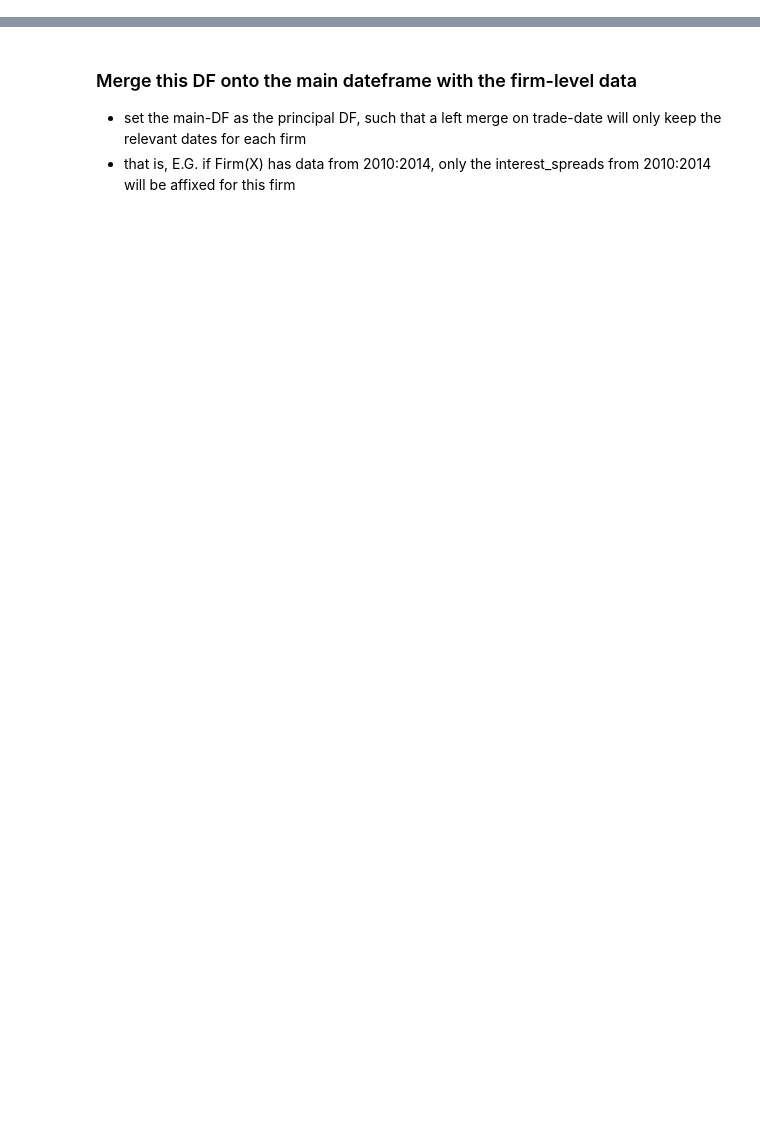
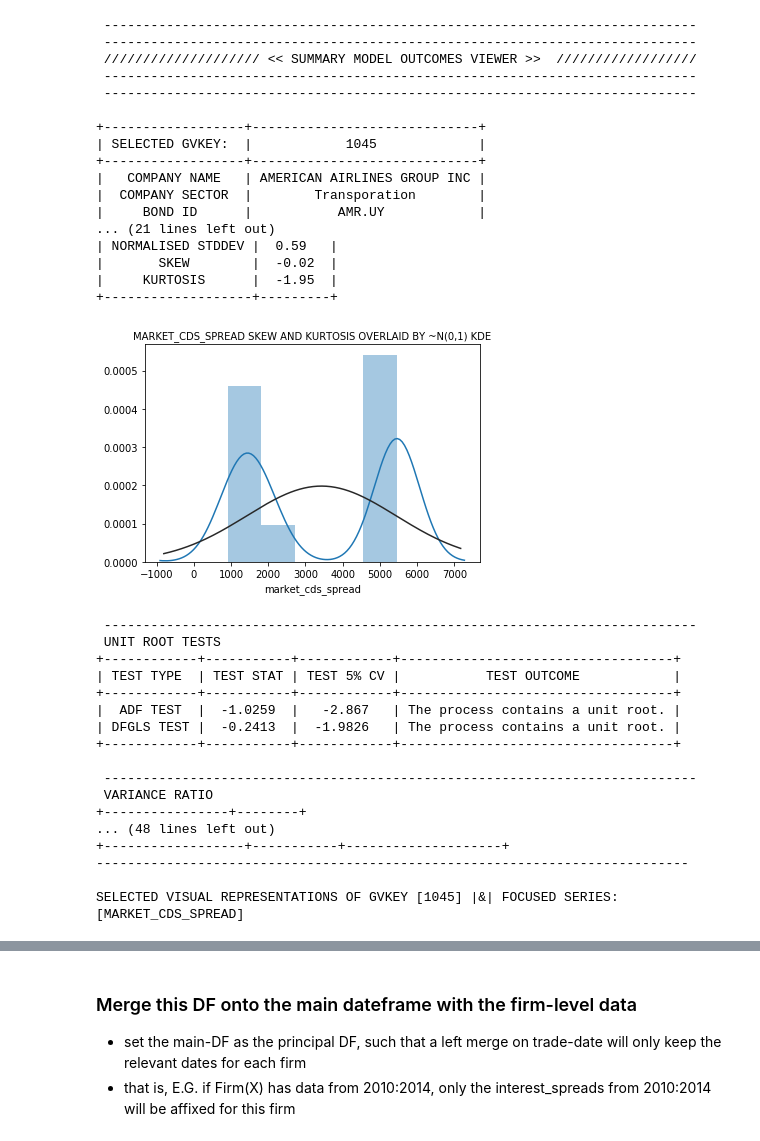
Before and after one commit to Jspano95/Jspano_MScQFin_Thesis, a Jupyter notebook: Jspano_MSc_QuantFin_Public_Github_V1.00.ipynb, the cells around one changed output, grey strips where cells are left out. Saved outputs shown, nothing was run; the diff lists cells and outputs as text; code cells hidden in the pictures; blank space fills up the shorter version.

```diff
--- a/Jspano_MSc_QuantFin_Public_Github_V1.00.ipynb
+++ b/Jspano_MSc_QuantFin_Public_Github_V1.00.ipynb
@@ -383,0 +125,41 @@ print(interest_spreads_df.dtypes)
+# %%
+
+single_series_model_outcomes_and_summary_statistics(gvkey_selection=1045, dataframe=sorted_alldata_df_final_adf_results,
+                                data_series='market_cds_spread', graphs='yes', vr_ratio_increment=0.025,
+                                unit_root_tests='yes', vr_ratio='yes', za_test='yes', vecm_model='yes')
+# %% [output]
+ ----------------------------------------------------------------------------
+ ----------------------------------------------------------------------------
+ //////////////////// << SUMMARY MODEL OUTCOMES VIEWER >>  //////////////////
+ ----------------------------------------------------------------------------
+ ----------------------------------------------------------------------------
+
++------------------+-----------------------------+
+| SELECTED GVKEY:  |            1045             |
++------------------+-----------------------------+
+|   COMPANY NAME   | AMERICAN AIRLINES GROUP INC |
+|  COMPANY SECTOR  |        Transporation        |
+|     BOND ID      |           AMR.UY            |
+... (21 lines left out)
+| NORMALISED STDDEV |  0.59   |
+|       SKEW        |  -0.02  |
+|     KURTOSIS      |  -1.95  |
++-------------------+---------+
+[figure, added]
+ ----------------------------------------------------------------------------
+ UNIT ROOT TESTS
++------------+-----------+------------+-----------------------------------+
+| TEST TYPE  | TEST STAT | TEST 5% CV |           TEST OUTCOME            |
++------------+-----------+------------+-----------------------------------+
+|  ADF TEST  |  -1.0259  |   -2.867   | The process contains a unit root. |
+| DFGLS TEST |  -0.2413  |  -1.9826   | The process contains a unit root. |
++------------+-----------+------------+-----------------------------------+
+
+ ----------------------------------------------------------------------------
+ VARIANCE RATIO
++----------------+--------+
+... (48 lines left out)
++------------------+-----------+--------------------+
+----------------------------------------------------------------------------
+
+SELECTED VISUAL REPRESENTATIONS OF GVKEY [1045] |&| FOCUSED SERIES: [MARKET_CDS_SPREAD]
```
Also changed, not shown: parts of 514 cells of this notebook.
